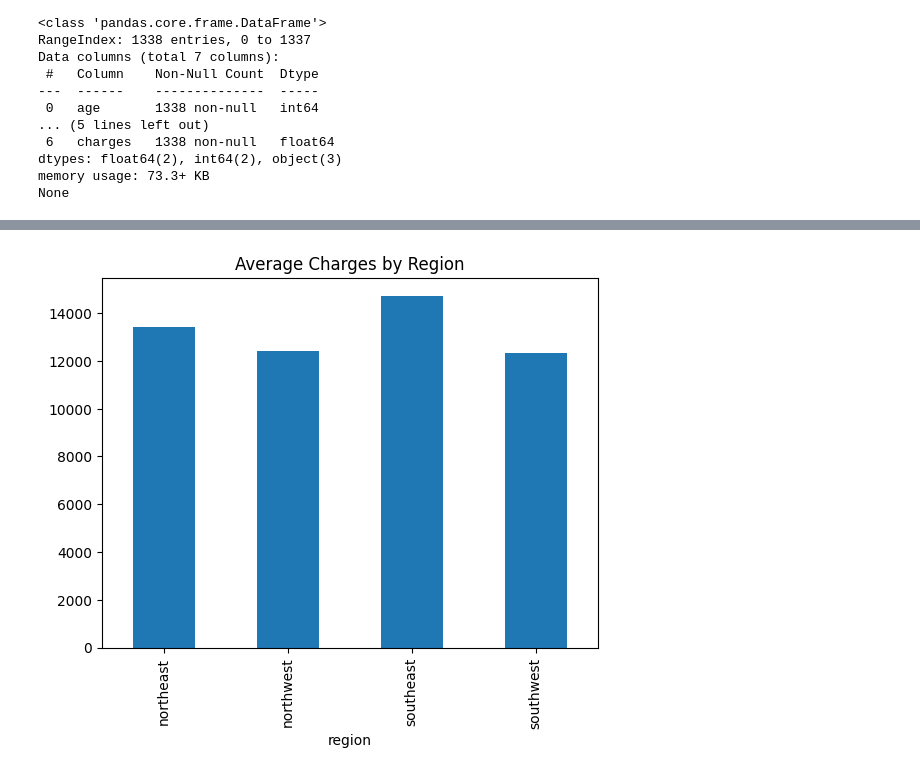
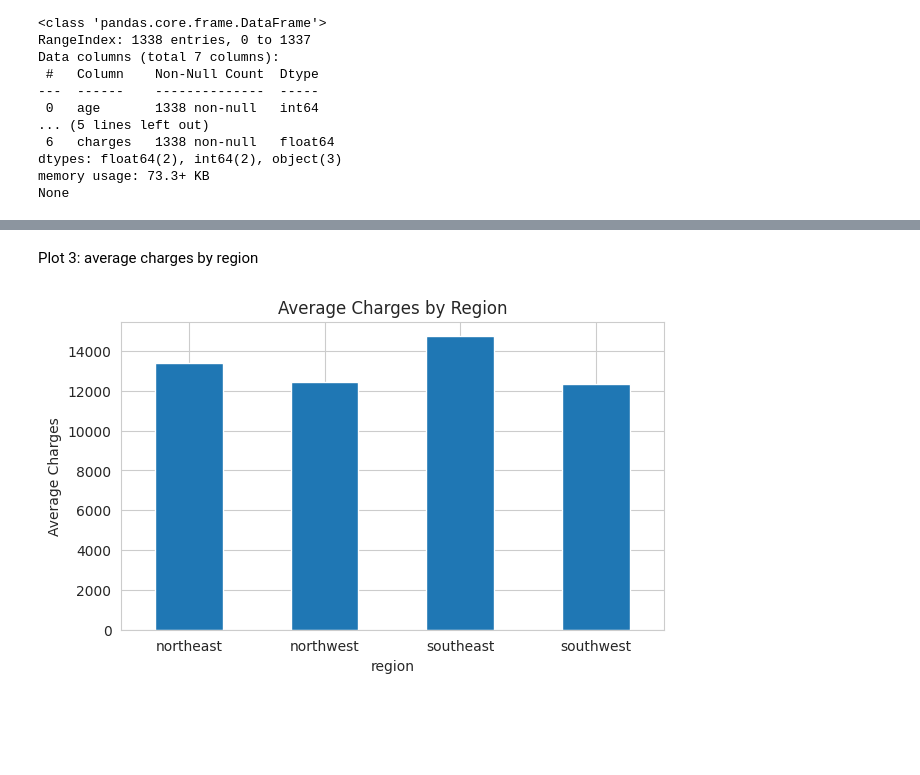
Before and after one commit to dhanalakshmirose/Healthcare-Data-Analysis, a Jupyter notebook: Healthcare_Data_Analysis.ipynb, the cells around one changed output, grey strips where cells are left out. Drawn from its saved outputs; the diff is of its cells as text; code cells hidden in the pictures; blank space fills up the shorter version.

```diff
--- a/Healthcare_Data_Analysis.ipynb
+++ b/Healthcare_Data_Analysis.ipynb
@@ -1,6 +3,5 @@
 # %%
 import pandas as pd
 import matplotlib.pyplot as plt
-
-# Load dataset
-df = pd.read_csv('insurance.csv')
+import seaborn as sns
+sns.set_style("whitegrid")
@@ -59,0 +34,6 @@ plt.show()
+# %%
+print("\nMissing values:\n", df.isnull().sum())
+print("Duplicate rows:", df.duplicated().sum())
+df = df.drop_duplicates().reset_index(drop=True)
+print("Shape after cleaning:", df.shape)
+print(df.describe())
@@ -60,6 +111,11 @@ plt.show()
+# %% [markdown]
+Plot 3: average charges by region
 # %%
-region_cost.plot(kind='bar')
+plt.figure(figsize=(7, 4))
+df.groupby('region')['charges'].mean().plot(kind='bar')
+plt.ylabel("Average Charges")
 plt.title("Average Charges by Region")
+plt.xticks(rotation=0)
 plt.show()
 # %% [output]
-[figure, old version]
+[figure, new version]
```
Also changed, not shown: parts of 35 cells of this notebook.
